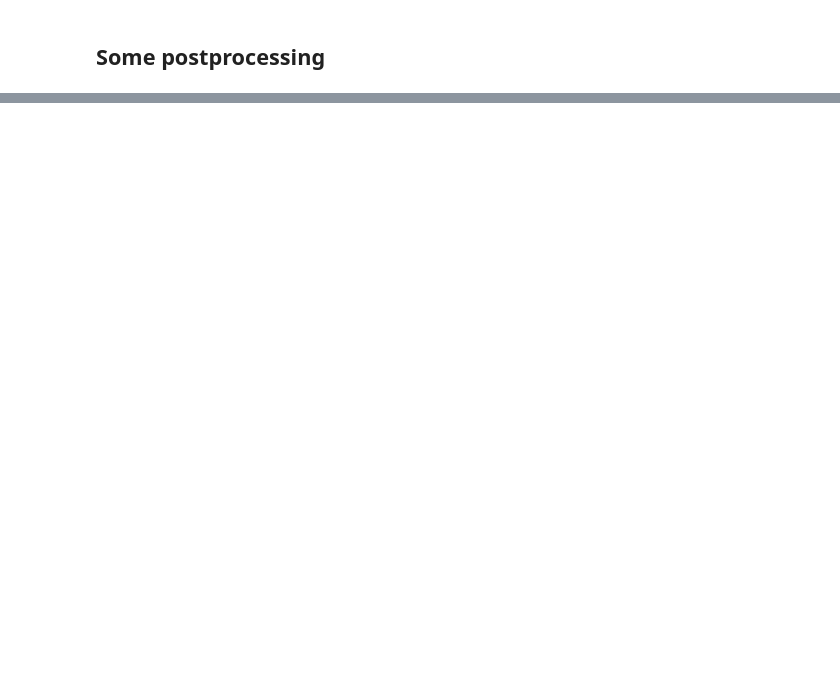
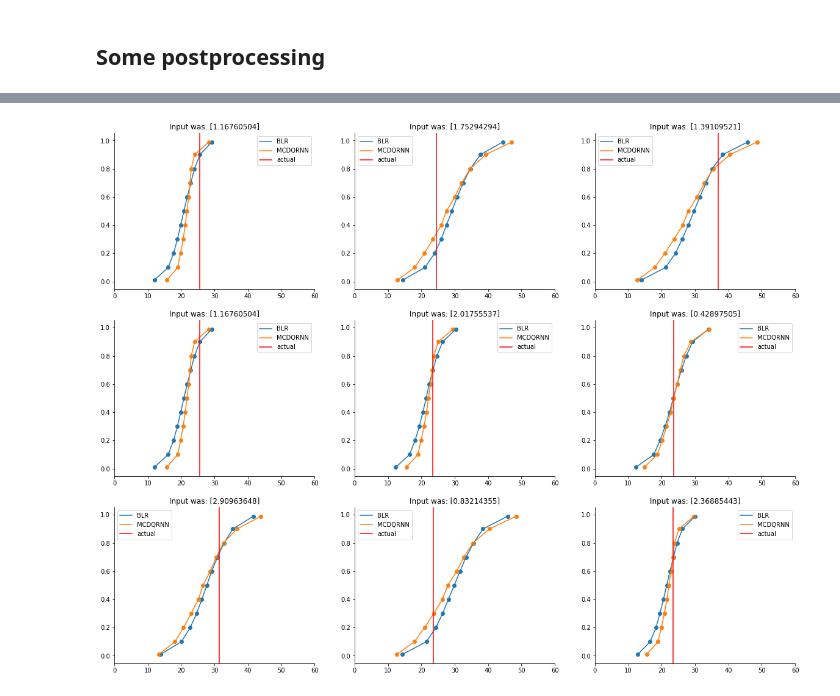
Before and after one commit to YuRiTan/prediction-uncertainty, a Jupyter notebook: notebooks/2.0_uncertainty_comparison.ipynb, the cells around one changed output, grey strips where cells are left out. Cells and saved outputs as stored; diff of their text form; code cells hidden in the pictures; blank space fills up the shorter version.

```diff
--- a/notebooks/2.0_uncertainty_comparison.ipynb
+++ b/notebooks/2.0_uncertainty_comparison.ipynb
@@ -218,0 +70,5 @@ plt.savefig('../figures/aleatoric_and_epistemic_uncertainty.png', dpi=300, bbox_
+# %%
+blr_preds_train = blr.predict(x)
+blr_preds_test = blr.predict(x_test)
+
+blr_preds_test.shape, blr_preds_train.shape
@@ -420,0 +109,8 @@ qr_preds.shape
+# %%
+x_train, y_train = torch.tensor(x, dtype=torch.float32), torch.tensor(y, dtype=torch.float32)
+x_val, y_val = torch.tensor(x_test, dtype=torch.float32), torch.tensor(y_test, dtype=torch.float32)
+
+dqr_preds_train = dqr.mc_predict(x_train, samples=4000).numpy()
+dqr_preds_test = dqr.mc_predict(x_val, samples=4000).numpy()
+
+dqr_preds_test.shape, dqr_preds_train.shape
@@ -864,0 +190,24 @@ RPS-BLR    : 5.593590036281555
+# %%
+fig, axes = plt.subplots(3, 3, sharex=True, sharey=True, figsize=(20,16))
+for i, ax in enumerate(axes.flat):
+    i = np.random.randint(0, 100)
+    ax = beautify_ax(ax)
+
+    blr_posterior = mmsy.inverse_transform(blr_preds_test[:, i, 0].reshape(-1,1))
+    qs_from_posterior = np.quantile(blr_posterior, QUANTILES)
+    ax.plot(qs_from_posterior, QUANTILES, label='BLR')
+    ax.scatter(qs_from_posterior, QUANTILES)
+
+    mean_qs = np.mean(dqr_preds_test[:, i, :], axis=0)
+    dqr_posterior = mmsy.inverse_transform(mean_qs.reshape(-1,1))
+    ax.plot(dqr_posterior, QUANTILES, label='MCDQRNN')
+    ax.scatter(dqr_posterior, QUANTILES)
+
+    ax.axvline(mmsy.inverse_transform(y_test)[i], c='r', label='actual')
+    ax.set_title(f"Input was: {mmsx.inverse_transform(x_test)[i]}")
+    ax.legend()
+    ax.set_xlim(0, 60)
+
+plt.show()
+# %% [output]
+[figure, added]
```
Also changed, not shown: parts of 87 cells of this notebook, 3 other files.
